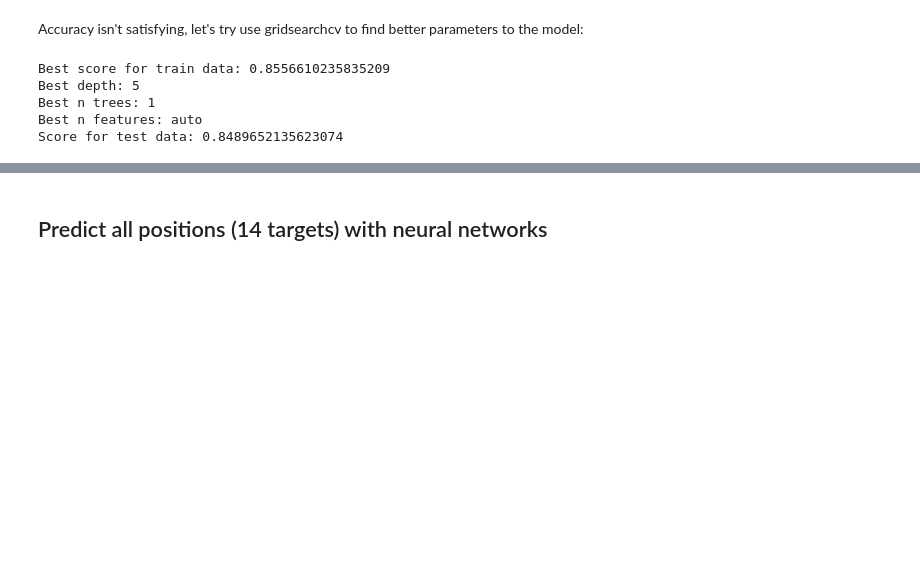
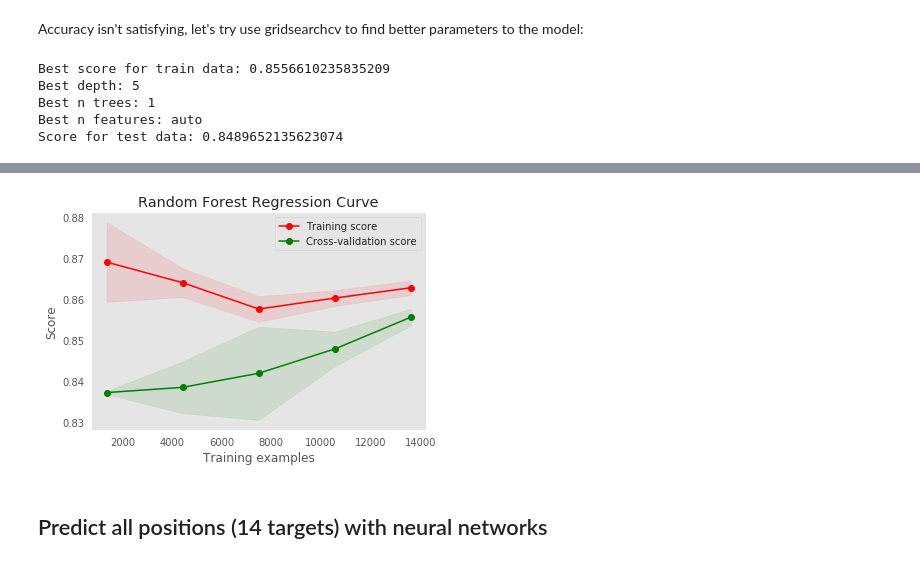
Before and after one commit to 13161272/Machine-Learning-2019, a Jupyter notebook: Assignment 2/2018-FIFA-Predict-Players-Positions.ipynb, the cells around one changed output, grey strips where cells are left out. Cells and saved outputs as stored; diff of their text form; code cells hidden in the pictures; blank space fills up the shorter version.

```diff
--- a/Assignment 2/2018-FIFA-Predict-Players-Positions.ipynb
+++ b/Assignment 2/2018-FIFA-Predict-Players-Positions.ipynb
@@ -557,3 +592,6 @@ Best depth: 5
 Best n trees: 1
 Best n features: auto
 Score for test data: 0.8489652135623074
+# %%
+plot_learning_curve(clf_all_for_g, "Random Forest Curve", X_train, y_train)
+# %% [output]
@@ -560,3 +599,4 @@ Score for test data: 0.8489652135623074
+[figure, added]
 # %% [markdown]
 ## Predict all positions (14 targets) with neural networks
 # %% [markdown]
```
Also changed, not shown: parts of 5 cells of this notebook.
